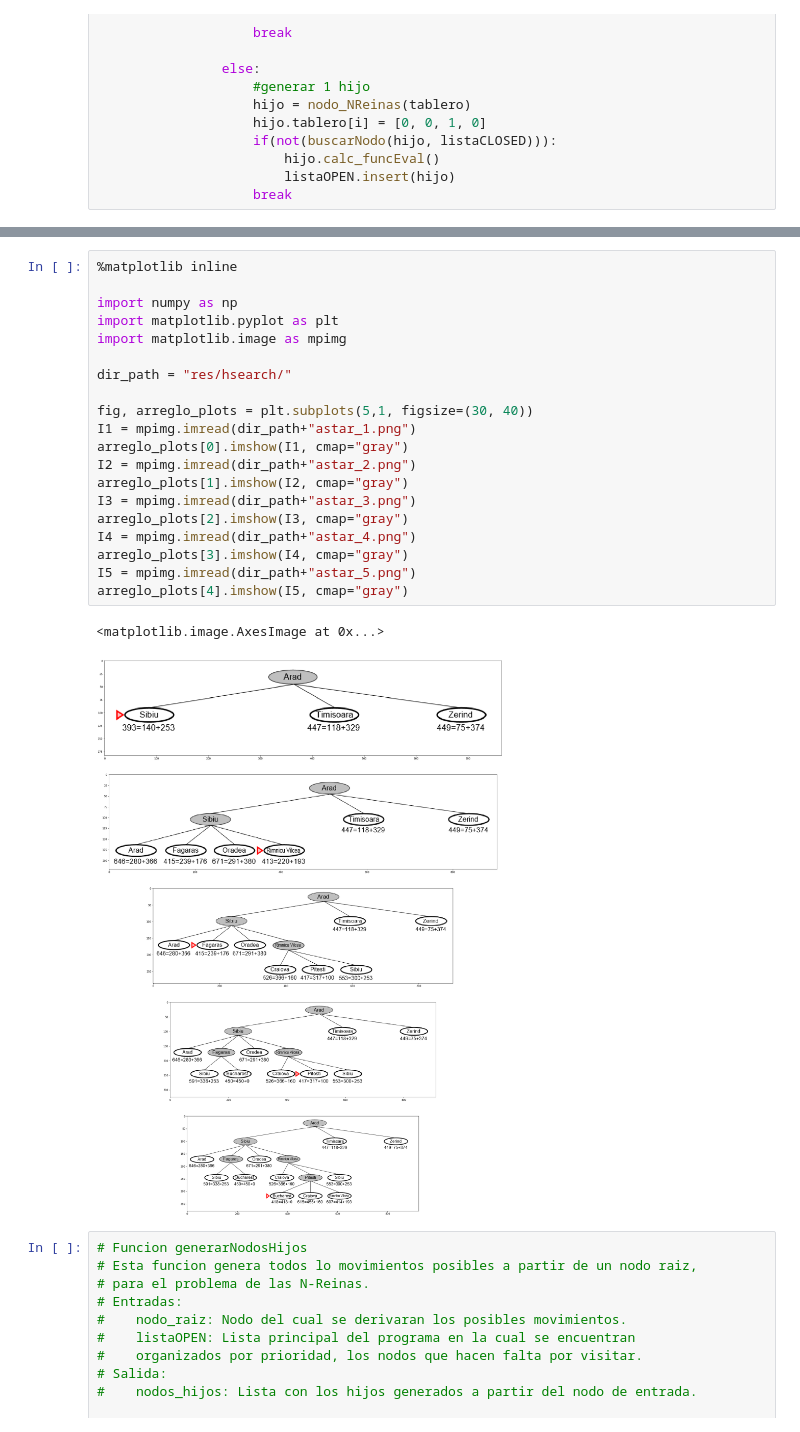
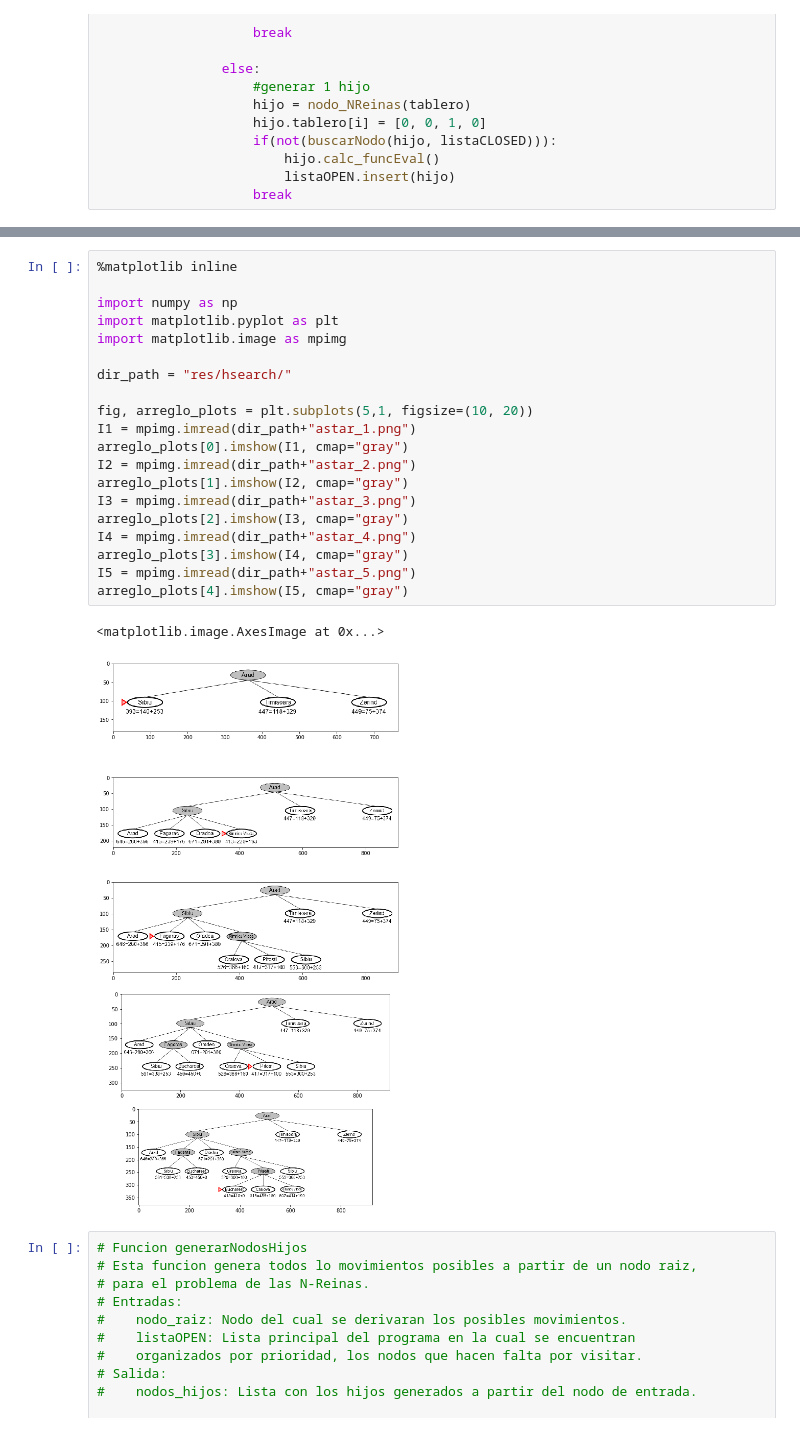
Before and after one commit to psatencio/IA_ITM, a Jupyter notebook: Presentaciones/2. Solucion de problemas y busqueda/Modulo 2_1_2 Estrategias de busqueda informada.ipynb, the cells around one changed output, grey strips where cells are left out. Saved outputs shown, nothing was run; the diff lists cells and outputs as text.

```diff
--- a/Presentaciones/2. Solucion de problemas y busqueda/Modulo 2_1_2 Estrategias de busqueda informada.ipynb
+++ b/Presentaciones/2. Solucion de problemas y busqueda/Modulo 2_1_2 Estrategias de busqueda informada.ipynb
@@ -391,26 +391,26 @@ En este caso, se utiliza un función de evaluación compuesta:
 # %%
 %matplotlib inline
 
 import numpy as np
 import matplotlib.pyplot as plt
 import matplotlib.image as mpimg
 
 dir_path = "res/hsearch/"
 
-fig, arreglo_plots = plt.subplots(5,1, figsize=(30, 40))
+fig, arreglo_plots = plt.subplots(5,1, figsize=(10, 20))
 I1 = mpimg.imread(dir_path+"astar_1.png")
 arreglo_plots[0].imshow(I1, cmap="gray")
 I2 = mpimg.imread(dir_path+"astar_2.png")
 arreglo_plots[1].imshow(I2, cmap="gray")
 I3 = mpimg.imread(dir_path+"astar_3.png")
 arreglo_plots[2].imshow(I3, cmap="gray")
 I4 = mpimg.imread(dir_path+"astar_4.png")
 arreglo_plots[3].imshow(I4, cmap="gray")
 I5 = mpimg.imread(dir_path+"astar_5.png")
 arreglo_plots[4].imshow(I5, cmap="gray")
 # %% [output]
 <matplotlib.image.AxesImage at 0x...>
-[figure, old version]
+[figure, new version]
 # %%
 # Funcion generarNodosHijos
 # Esta funcion genera todos lo movimientos posibles a partir de un nodo raiz,
```
Also changed, not shown: parts of 2 cells of this notebook.
